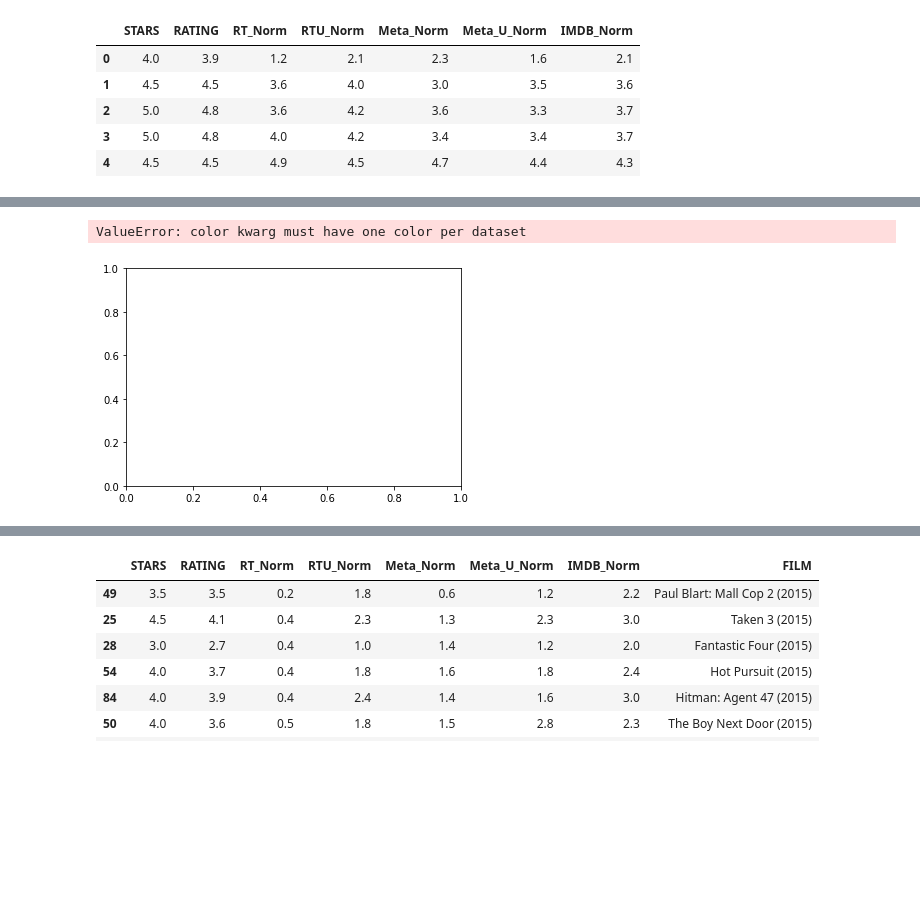
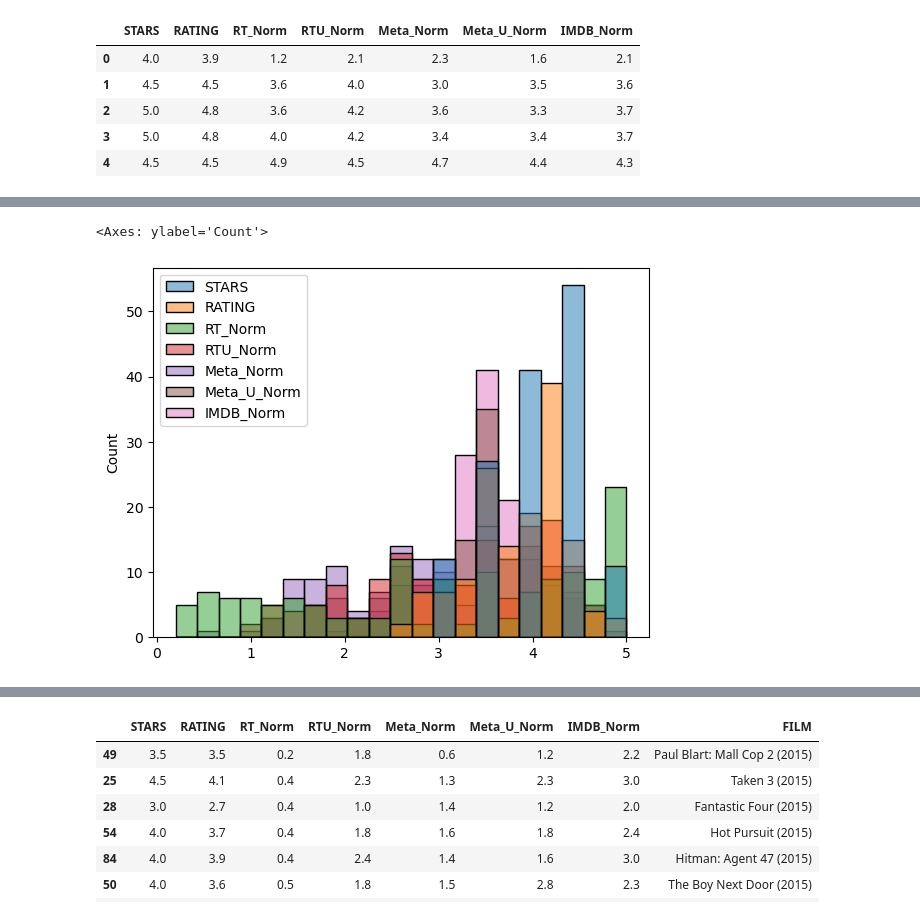
Before and after one commit to Basi10/Fandango-Rating-Data-Analysis, a Jupyter notebook: Fandango-DataAnalysis.ipynb, the cells around one changed output, grey strips where cells are left out. Saved outputs shown, nothing was run; the diff lists cells and outputs as text; code cells hidden in the pictures; blank space fills up the shorter version.

```diff
--- a/Fandango-DataAnalysis.ipynb
+++ b/Fandango-DataAnalysis.ipynb
@@ -326,9 +352,9 @@ sns.kdeplot(data=norm_scores[['RT_Norm','STARS']],clip=[0,5],shade=True,palette=
 # %%
 
-sns.distplot(norm_scores,kde=False,color='blue')
+sns.histplot(norm_scores,kde=False,color='blue')
 # %% [output]
-ValueError: color kwarg must have one color per dataset
+<Axes: ylabel='Count'>
-[figure, old version]
+[figure, new version]
 # %%
 sns.clustermap(norm_scores,cmap='magma',col_cluster=False)
 # %% [output]
```
Also changed, not shown: parts of 20 cells of this notebook, 2 other files.
